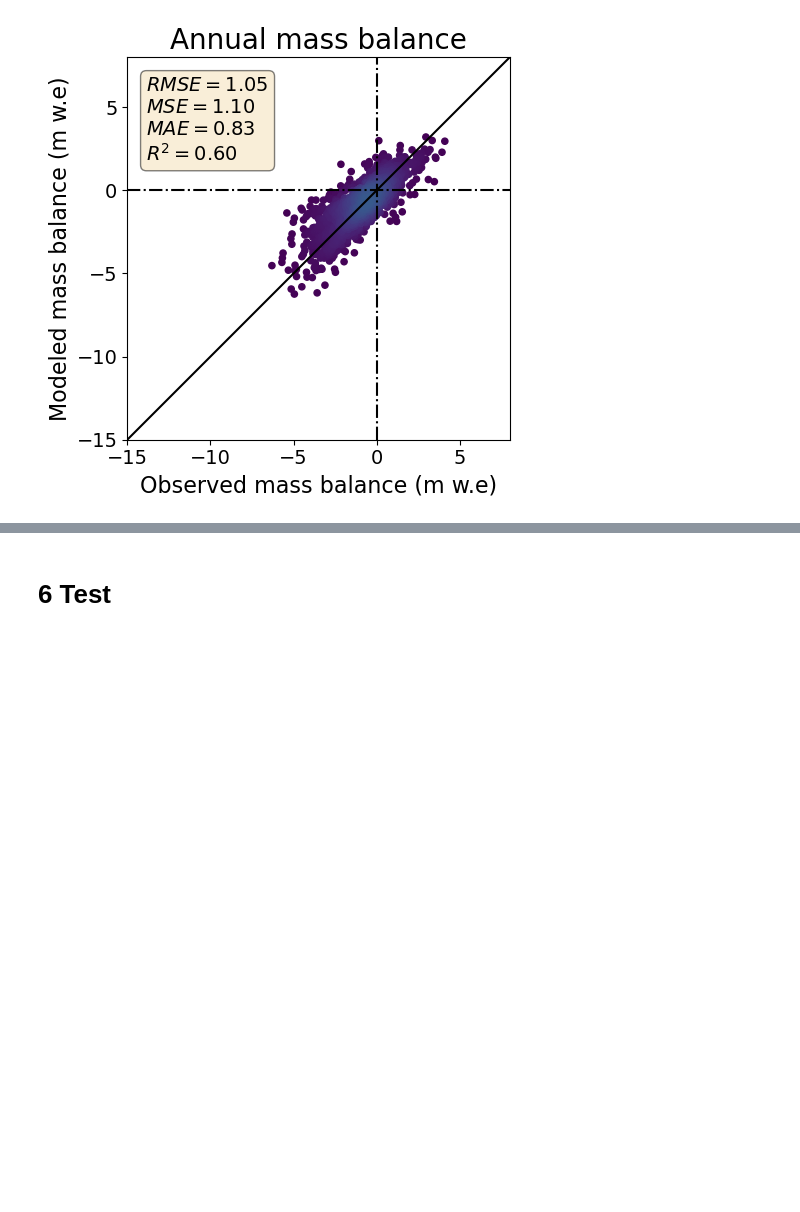
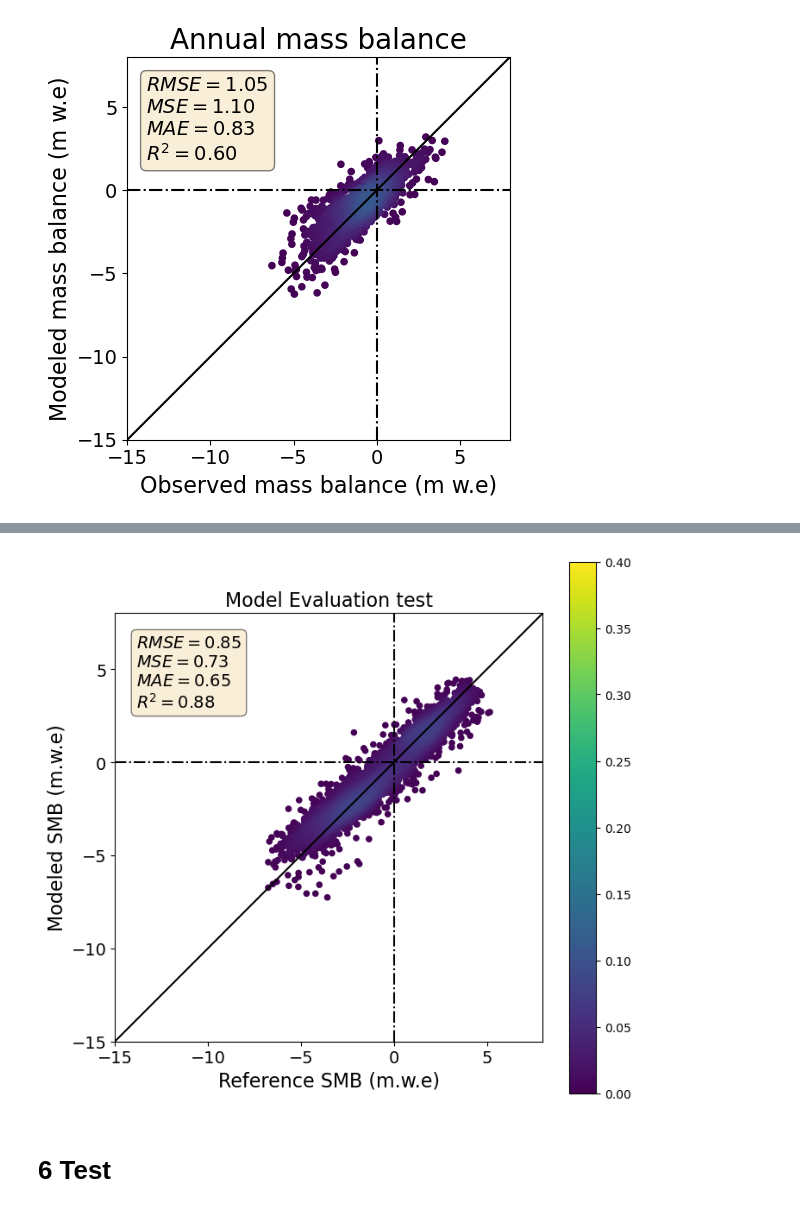
Before and after one commit to khsjursen/ML_MB_Norway, a Jupyter notebook: mb_model_custom_loss.ipynb, the cells around one changed output, grey strips where cells are left out. Saved outputs shown, nothing was run; the diff lists cells and outputs as text; code cells hidden in the pictures; blank space fills up the shorter version.

```diff
--- a/mb_model_custom_loss.ipynb
+++ b/mb_model_custom_loss.ipynb
@@ -2154,3 +2317,13 @@ plot_prediction_per_season(y_test_annual_mean, y_pred_annual_agg, season='Annual
+# %%
+test_pred = best_model.predict(X_test)
+# %%
+# Get test true values and predictions
+y_test_mean, y_test_pred_agg = get_ytrue_y_pred_agg(y_test,test_pred,X_test)
+# %%
+# Plot predictions vs true values for test
+plot_prediction(y_test_mean, y_test_pred_agg, data_type='test')
+# %% [output]
+[figure, added]
 # %% [markdown]
 # 6 Test
 # %%
```
Also changed, not shown: parts of 21 cells of this notebook, 1 other file.
